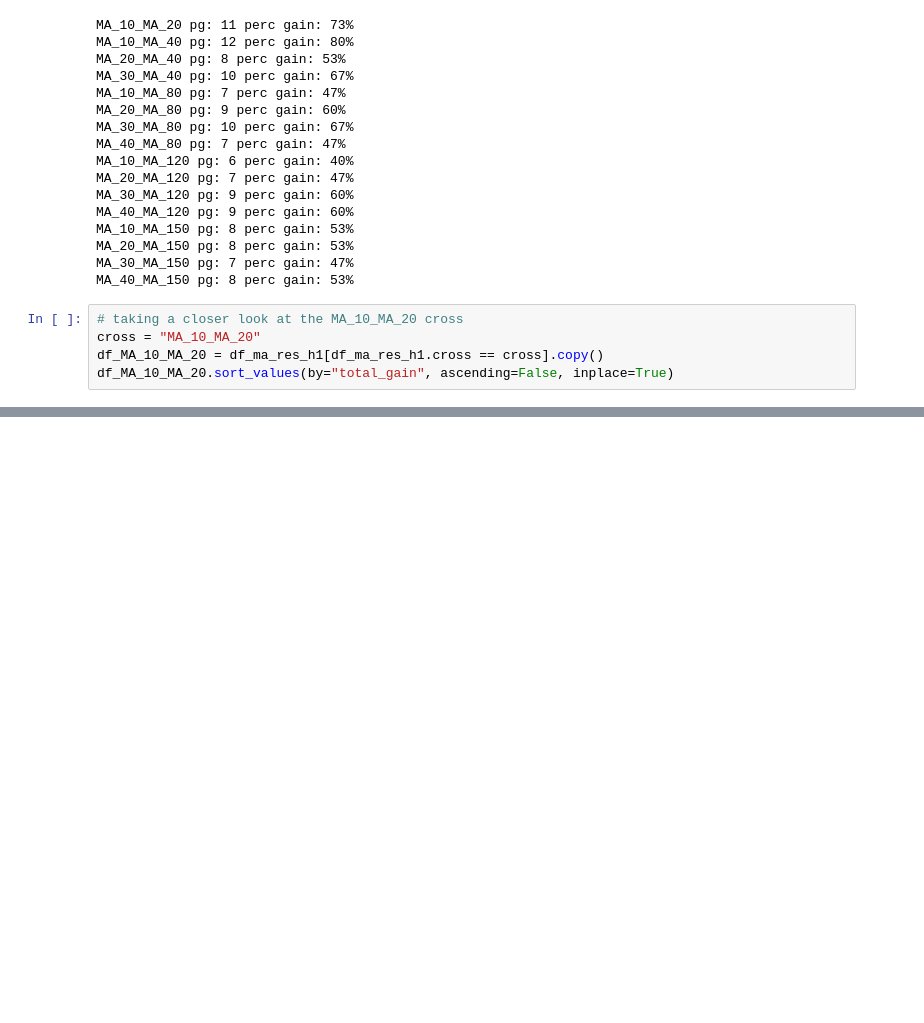
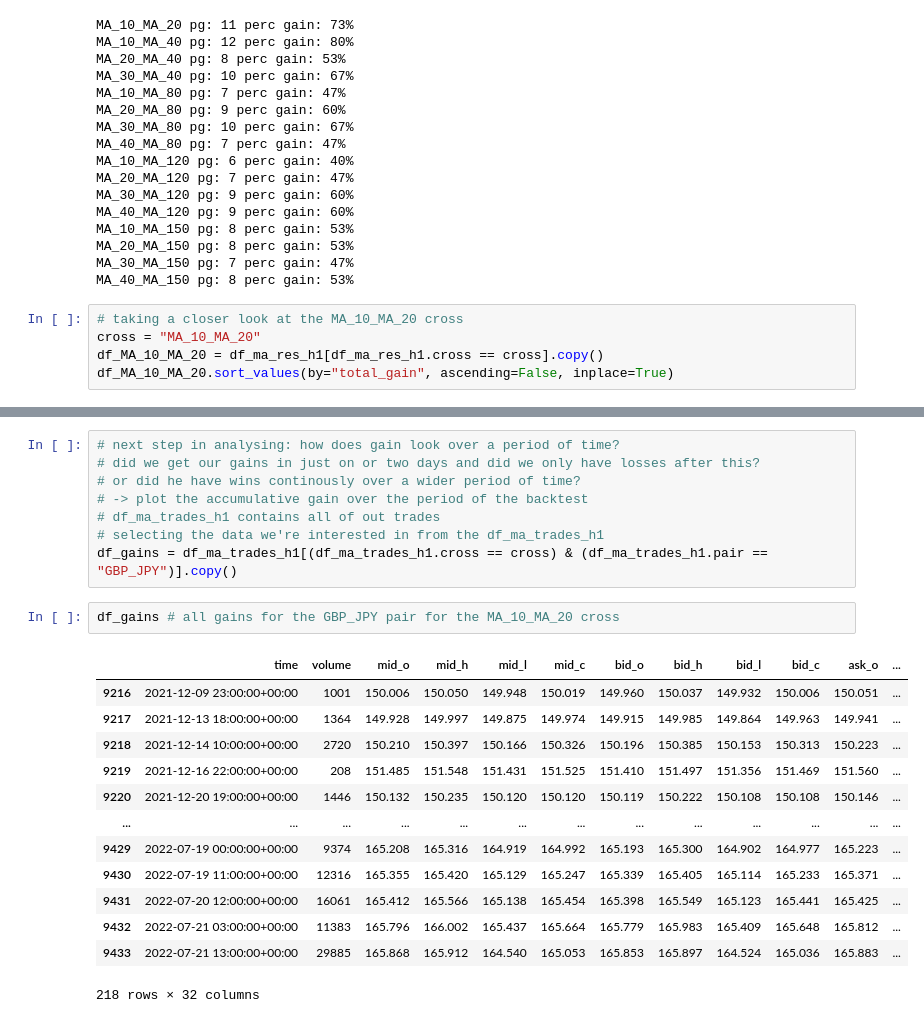
Before and after one commit to mindeleven/introduction-to-python, a Jupyter notebook: Algorythimc-Forex-Trading/code/exploration/05_MA_Cross_Analysis.ipynb, the cells around one changed output, grey strips where cells are left out. Saved outputs shown, nothing was run; the diff lists cells and outputs as text; blank space fills up the shorter version.

```diff
--- a/Algorythimc-Forex-Trading/code/exploration/05_MA_Cross_Analysis.ipynb
+++ b/Algorythimc-Forex-Trading/code/exploration/05_MA_Cross_Analysis.ipynb
@@ -280,0 +281,24 @@ df_MA_10_MA_20
+# %%
+# next step in analysing: how does gain look over a period of time?
+# did we get our gains in just on or two days and did we only have losses after this?
+# or did he have wins continously over a wider period of time?
+# -> plot the accumulative gain over the period of the backtest
+# df_ma_trades_h1 contains all of out trades
+# selecting the data we're interested in from the df_ma_trades_h1
+df_gains = df_ma_trades_h1[(df_ma_trades_h1.cross == cross) & (df_ma_trades_h1.pair == "GBP_JPY")].copy()
+# %%
+df_gains # all gains for the GBP_JPY pair for the MA_10_MA_20 cross
+# %% [output]
+|  | time | volume | mid_o | mid_h | mid_l | mid_c | bid_o | bid_h | bid_l | bid_c | ask_o | ... |
+| 9216 | 2021-12-09 23:00:00+00:00 | 1001 | 150.006 | 150.050 | 149.948 | 150.019 | 149.960 | 150.037 | 149.932 | 150.006 | 150.051 | ... |
+| 9217 | 2021-12-13 18:00:00+00:00 | 1364 | 149.928 | 149.997 | 149.875 | 149.974 | 149.915 | 149.985 | 149.864 | 149.963 | 149.941 | ... |
+| 9218 | 2021-12-14 10:00:00+00:00 | 2720 | 150.210 | 150.397 | 150.166 | 150.326 | 150.196 | 150.385 | 150.153 | 150.313 | 150.223 | ... |
+| 9219 | 2021-12-16 22:00:00+00:00 | 208 | 151.485 | 151.548 | 151.431 | 151.525 | 151.410 | 151.497 | 151.356 | 151.469 | 151.560 | ... |
+| 9220 | 2021-12-20 19:00:00+00:00 | 1446 | 150.132 | 150.235 | 150.120 | 150.120 | 150.119 | 150.222 | 150.108 | 150.108 | 150.146 | ... |
+| ... | ... | ... | ... | ... | ... | ... | ... | ... | ... | ... | ... | ... |
+| 9429 | 2022-07-19 00:00:00+00:00 | 9374 | 165.208 | 165.316 | 164.919 | 164.992 | 165.193 | 165.300 | 164.902 | 164.977 | 165.223 | ... |
+| 9430 | 2022-07-19 11:00:00+00:00 | 12316 | 165.355 | 165.420 | 165.129 | 165.247 | 165.339 | 165.405 | 165.114 | 165.233 | 165.371 | ... |
+| 9431 | 2022-07-20 12:00:00+00:00 | 16061 | 165.412 | 165.566 | 165.138 | 165.454 | 165.398 | 165.549 | 165.123 | 165.441 | 165.425 | ... |
+| 9432 | 2022-07-21 03:00:00+00:00 | 11383 | 165.796 | 166.002 | 165.437 | 165.664 | 165.779 | 165.983 | 165.409 | 165.648 | 165.812 | ... |
+| 9433 | 2022-07-21 13:00:00+00:00 | 29885 | 165.868 | 165.912 | 164.540 | 165.053 | 165.853 | 165.897 | 164.524 | 165.036 | 165.883 | ... |
+218 rows × 32 columns
```
Also changed, not shown: parts of 6 cells of this notebook.
